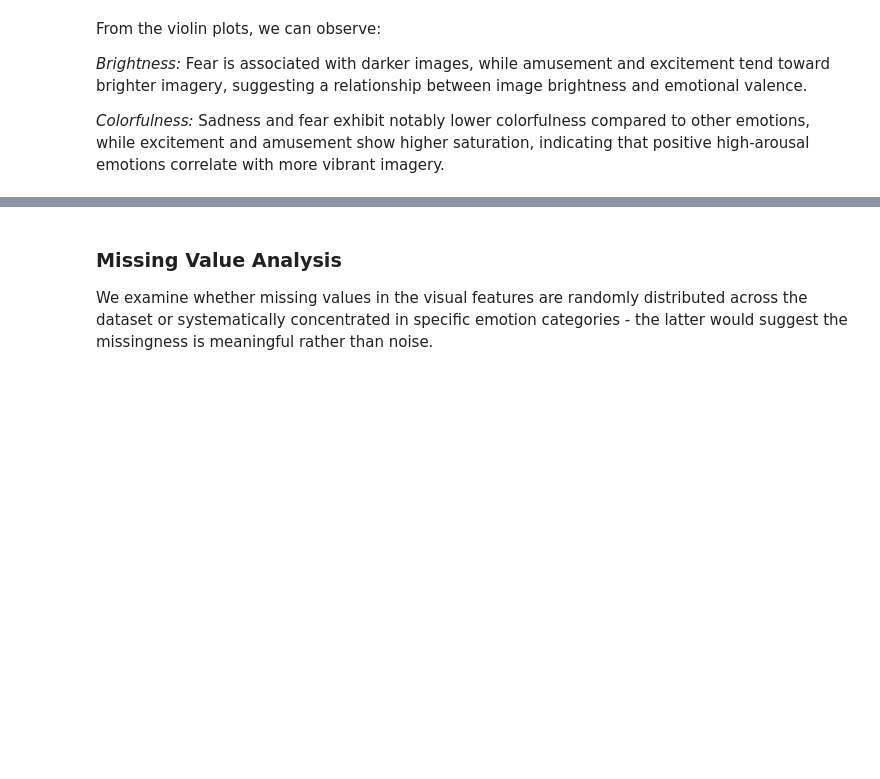
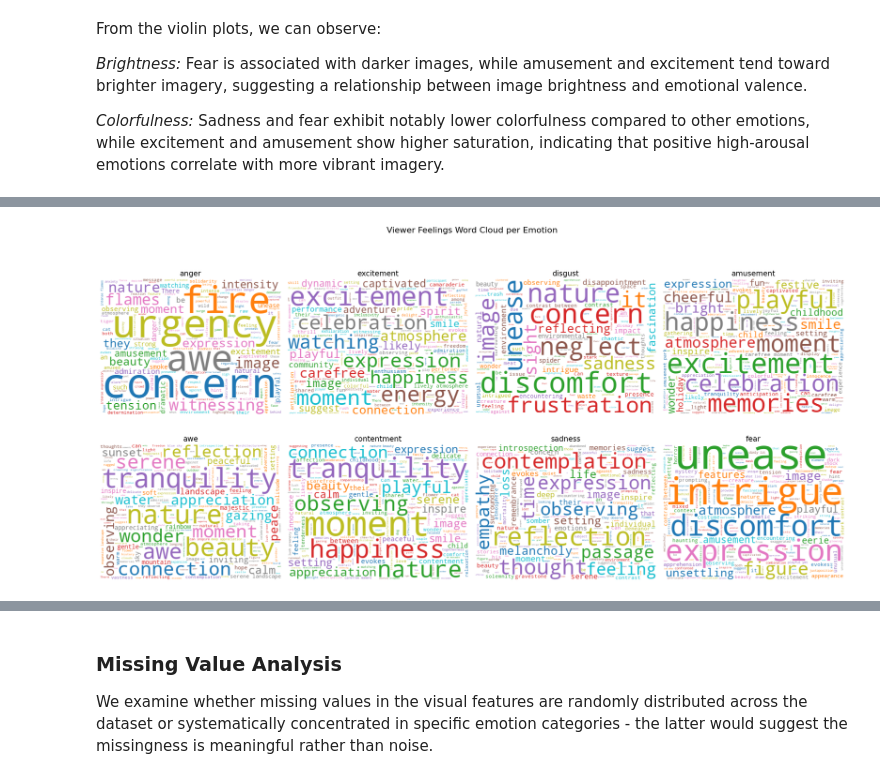
Before and after one commit to yodesser/Embeddings, a Jupyter notebook: FinalProject.ipynb, the cells around one changed output, grey strips where cells are left out. Saved outputs shown, nothing was run; the diff lists cells and outputs as text; code cells hidden in the pictures; blank space fills up the shorter version.

```diff
--- a/FinalProject.ipynb
+++ b/FinalProject.ipynb
@@ -129,0 +168,26 @@ From the violin plots, we can observe:
+# %%
+from wordcloud import WordCloud
+from collections import Counter
+
+# build global stopword list from words dominant across all emotions
+all_text = ' '.join(df['viewer_feelings'].dropna().tolist())
+global_freq = Counter(all_text.lower().split())
+global_stopwords = {word for word, count in global_freq.items() if count > 140}
+
+
+emotions = df['annotations_emotion'].unique()
+fig, axes = plt.subplots(2, 4, figsize=(20, 10))
+
+for ax, emotion in zip(axes.flatten(), emotions):
+    text = ' '.join(df[df['annotations_emotion'] == emotion]['viewer_feelings'].dropna().tolist())
+    wc = WordCloud(width=400, height=300, background_color='white', colormap='tab10',
+                   stopwords=global_stopwords).generate(text)
+    ax.imshow(wc, interpolation='bilinear')
+    ax.set_title(emotion, fontsize=14)
+    ax.axis('off')
+
+plt.suptitle('Viewer Feelings Word Cloud per Emotion', fontsize=16, y=1.02)
+plt.tight_layout()
+plt.show()
+# %% [output]
+[figure, added]
```
Also changed, not shown: parts of 14 cells of this notebook.
